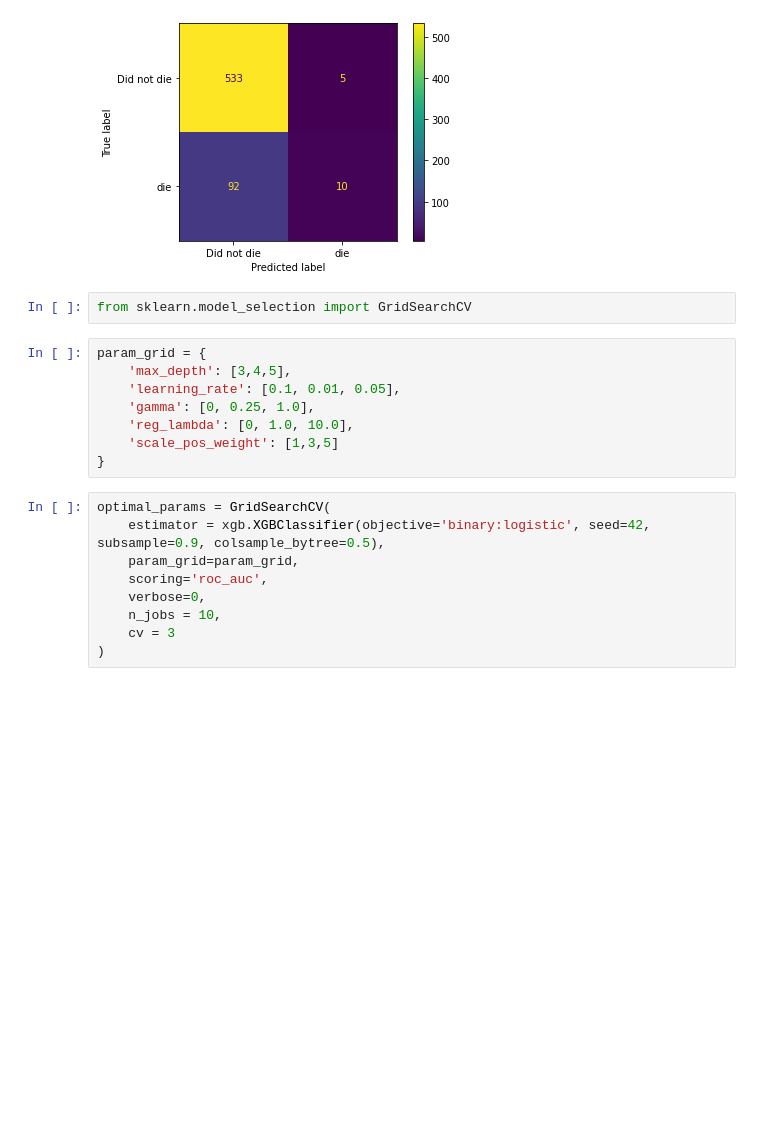
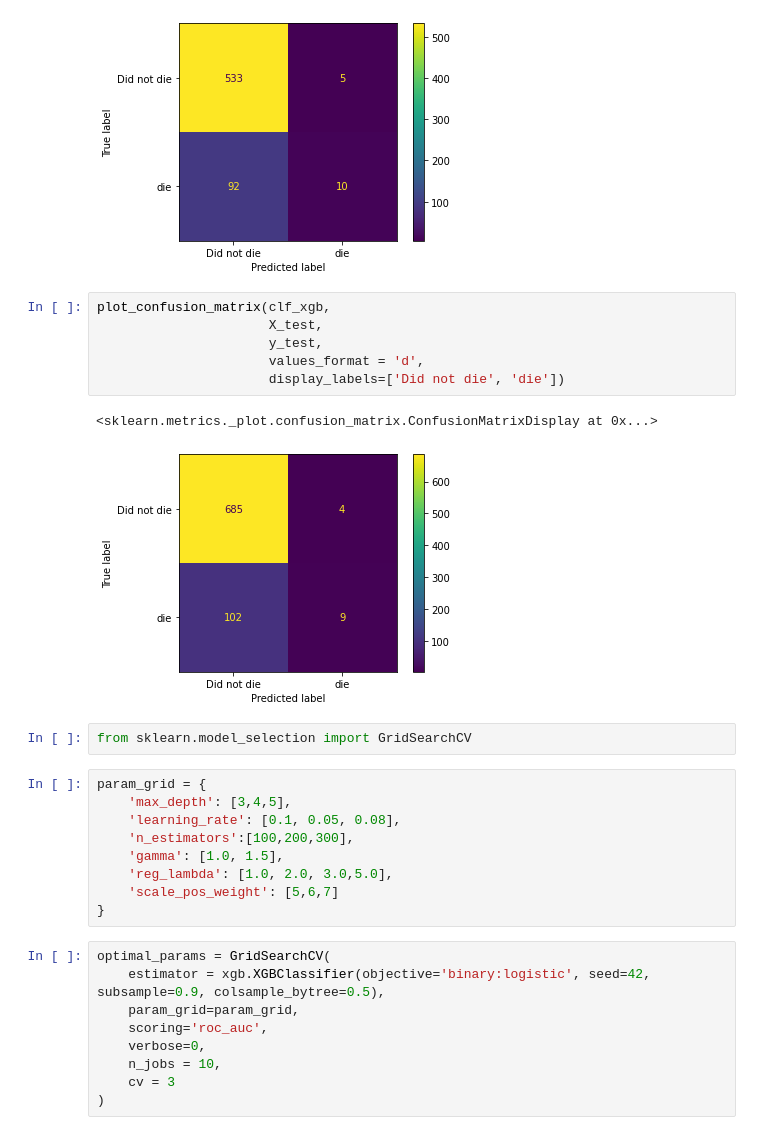
Before and after one commit to TaeMD/ML-projects, a Jupyter notebook: Mortality_Prediction_ICU.ipynb, the cells around one changed output. Drawn from its saved outputs; the diff is of its cells as text; blank space fills up the shorter version.

```diff
--- a/Mortality_Prediction_ICU.ipynb
+++ b/Mortality_Prediction_ICU.ipynb
@@ -555,15 +555,25 @@ plot_confusion_matrix(clf_xgb,
 # %% [output]
 <sklearn.metrics._plot.confusion_matrix.ConfusionMatrixDisplay at 0x...>
 [figure]
+# %%
+plot_confusion_matrix(clf_xgb,
+                      X_test,
+                      y_test,
+                      values_format = 'd',
+                      display_labels=['Did not die', 'die'])
+# %% [output]
+<sklearn.metrics._plot.confusion_matrix.ConfusionMatrixDisplay at 0x...>
+[figure, added]
 # %%
 from sklearn.model_selection import GridSearchCV
 # %%
 param_grid = {
     'max_depth': [3,4,5],
-    'learning_rate': [0.1, 0.01, 0.05],
-    'gamma': [0, 0.25, 1.0],
-    'reg_lambda': [0, 1.0, 10.0],
-    'scale_pos_weight': [1,3,5]
+    'learning_rate': [0.1, 0.05, 0.08],
+    'n_estimators':[100,200,300],
+    'gamma': [1.0, 1.5],
+    'reg_lambda': [1.0, 2.0, 3.0,5.0],
+    'scale_pos_weight': [5,6,7]
 }
 # %%
 optimal_params = GridSearchCV(
```
Also changed, not shown: parts of 7 cells of this notebook.
